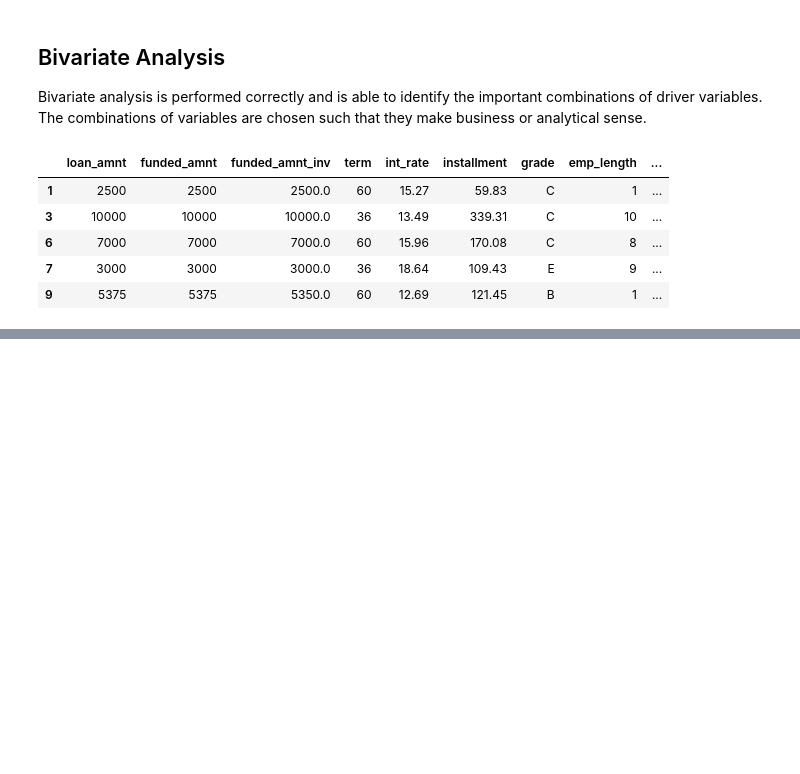
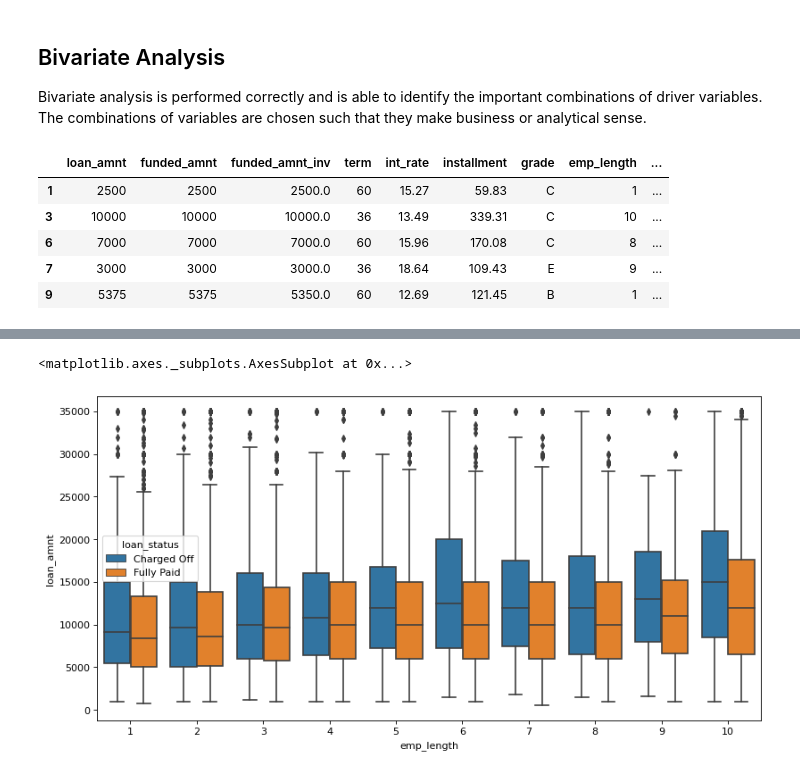
Before and after one commit to hargurjeet/Lending-Club-CaseStudy, a Jupyter notebook: Lending_Club_Case_Study.ipynb, the cells around one changed output, grey strips where cells are left out. Saved outputs shown, nothing was run; the diff lists cells and outputs as text; code cells hidden in the pictures; blank space fills up the shorter version.

```diff
--- a/Lending_Club_Case_Study.ipynb
+++ b/Lending_Club_Case_Study.ipynb
@@ -664,3 +696,11 @@ df4.head()
 | 6 | 7000 | 7000 | 7000.0 | 60 | 15.96 | 170.08 | C | 8 | ... |
 | 7 | 3000 | 3000 | 3000.0 | 36 | 18.64 | 109.43 | E | 9 | ... |
 | 9 | 5375 | 5375 | 5350.0 | 60 | 12.69 | 121.45 | B | 1 | ... |
+# %%
+from matplotlib.pyplot import figure
+
+figure(figsize=(12, 6), dpi=80)
+plt.legend(loc='upper left')
+
+sns.boxplot(x=df4.emp_length, y=df4.loan_amnt, hue=df4.loan_status)
+# %% [output]
@@ -666,0 +708,2 @@ df4.head()
+<matplotlib.axes._subplots.AxesSubplot at 0x...>
+[figure, added]
```
Also changed, not shown: parts of 7 cells of this notebook.
